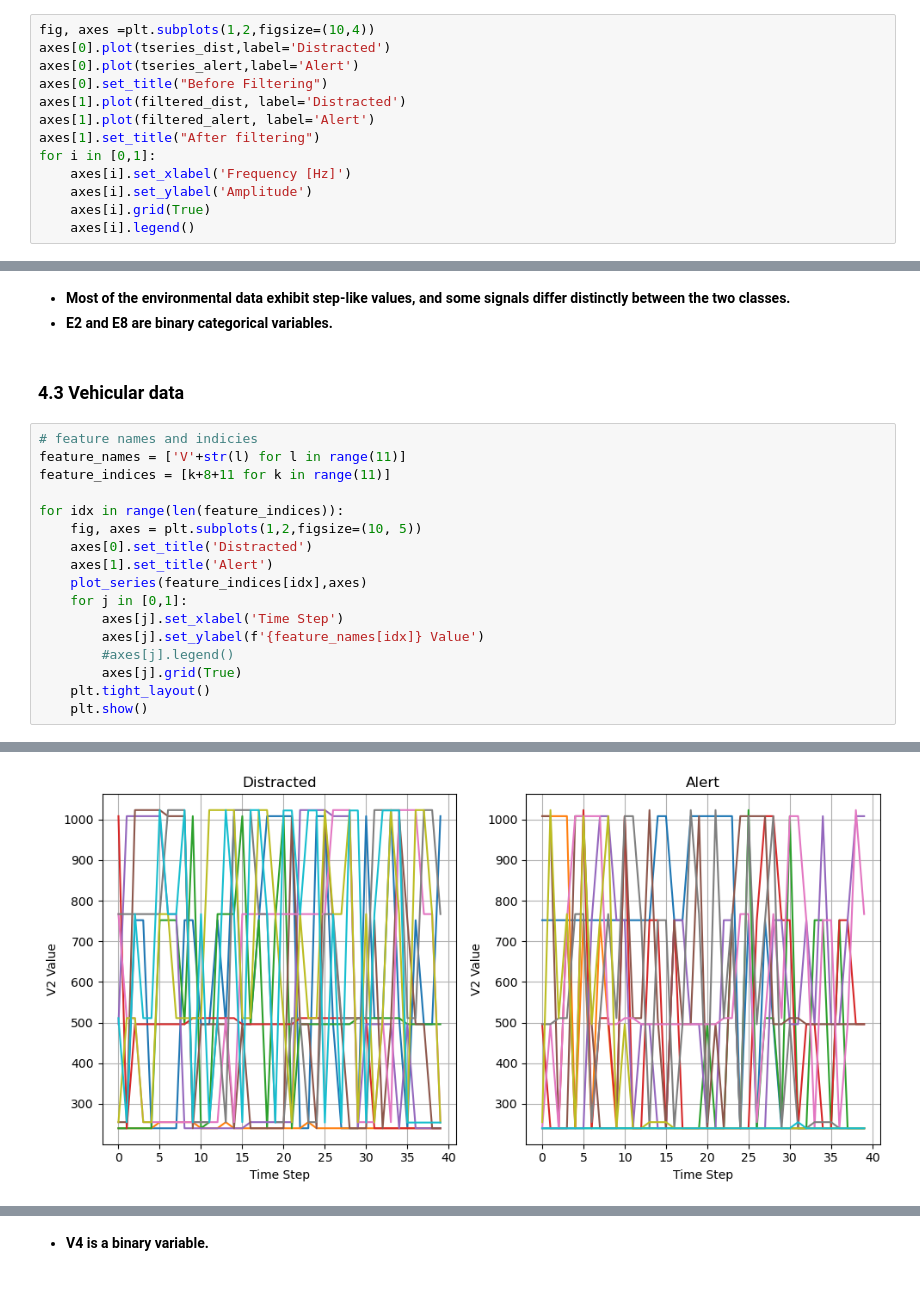
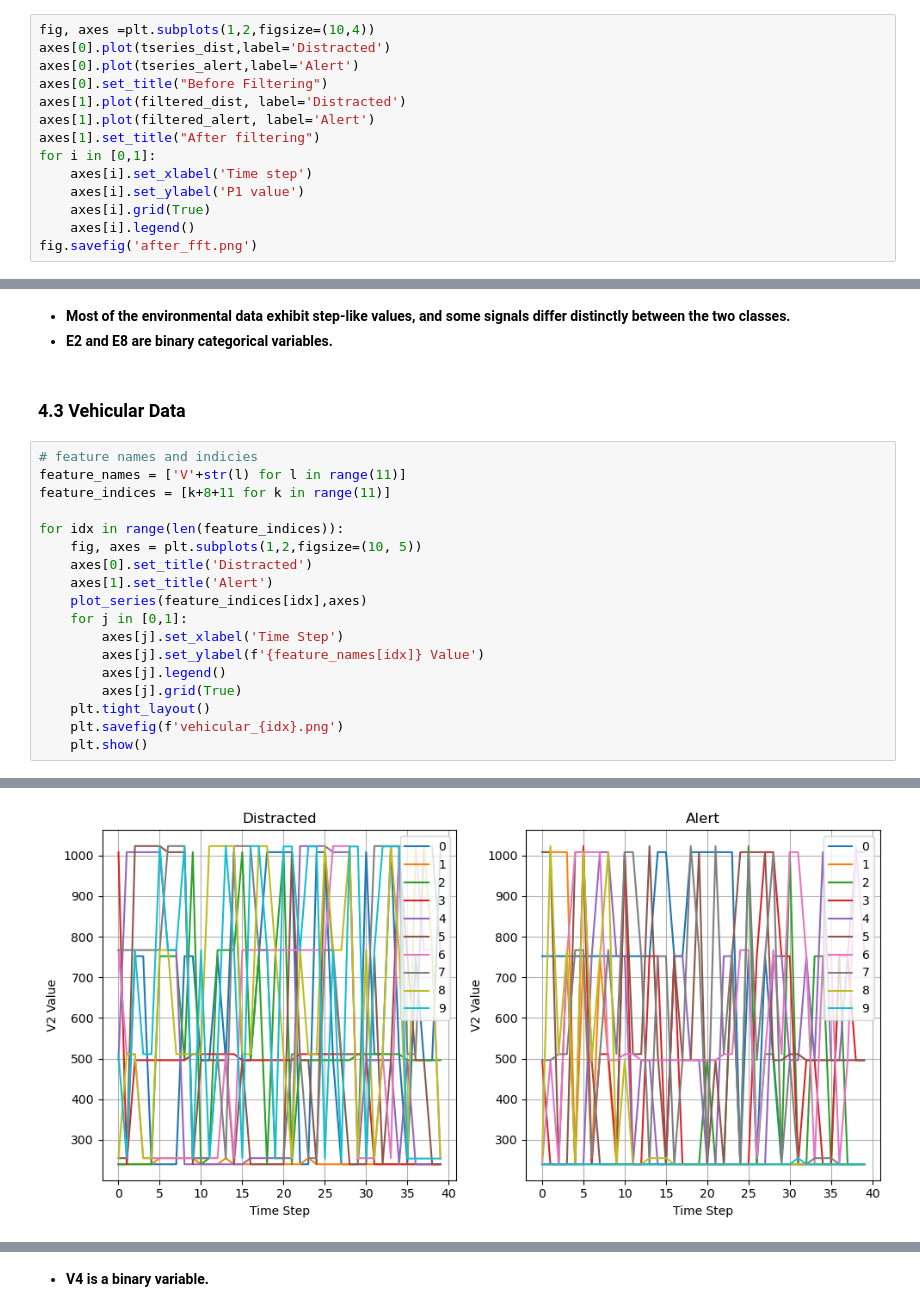
Before and after one commit to sookhyun/Multimodal-Transformer-Classifier_Distracted_Driver_Detection, a Jupyter notebook: [nb]Objectives_and_Data_Exploration.ipynb, the cells around one changed output, grey strips where cells are left out. Drawn from its saved outputs; the diff is of its cells as text.

```diff
--- a/[nb]Objectives_and_Data_Exploration.ipynb
+++ b/[nb]Objectives_and_Data_Exploration.ipynb
@@ -265,8 +267,9 @@ axes[1].plot(filtered_dist, label='Distracted')
 axes[1].plot(filtered_alert, label='Alert')
 axes[1].set_title("After filtering")
 for i in [0,1]:
-    axes[i].set_xlabel('Frequency [Hz]')
-    axes[i].set_ylabel('Amplitude')
+    axes[i].set_xlabel('Time step')
+    axes[i].set_ylabel('P1 value')
     axes[i].grid(True)
     axes[i].legend()
+fig.savefig('after_fft.png')
 # %% [output]
@@ -318,7 +322,7 @@ for idx in range(len(feature_indices)):
 - **Most of the environmental data exhibit step-like values, and some signals differ distinctly between the two classes.**
 - **E2 and E8 are binary categorical variables.**
 # %% [markdown]
-### 4.3  Vehicular data <a id='Vehicular_data'></a>
+### 4.3  Vehicular Data <a id='Vehicular_data'></a>
 # %%
 # feature names and indicies
 feature_names = ['V'+str(l) for l in range(11)]
@@ -332,8 +336,9 @@ for idx in range(len(feature_indices)):
     for j in [0,1]:
         axes[j].set_xlabel('Time Step')
         axes[j].set_ylabel(f'{feature_names[idx]} Value')
-        #axes[j].legend()
+        axes[j].legend()
         axes[j].grid(True)
     plt.tight_layout()
+    plt.savefig(f'vehicular_{idx}.png')
     plt.show()
 # %% [output]
@@ -342 +347 @@ for idx in range(len(feature_indices)):
-[figure, old version]
+[figure, new version]
```
Also changed, not shown: parts of 16 cells of this notebook.
